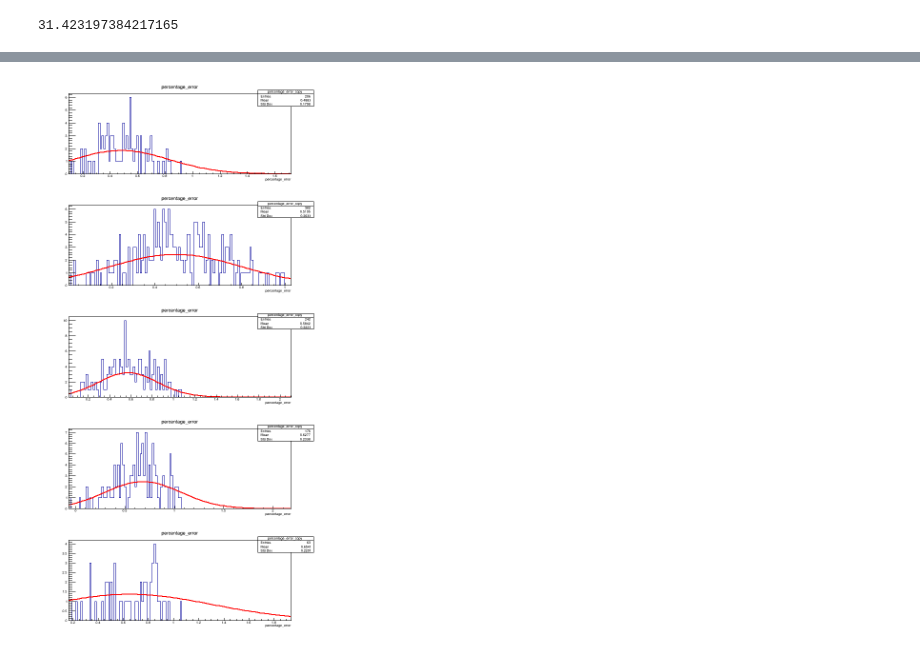
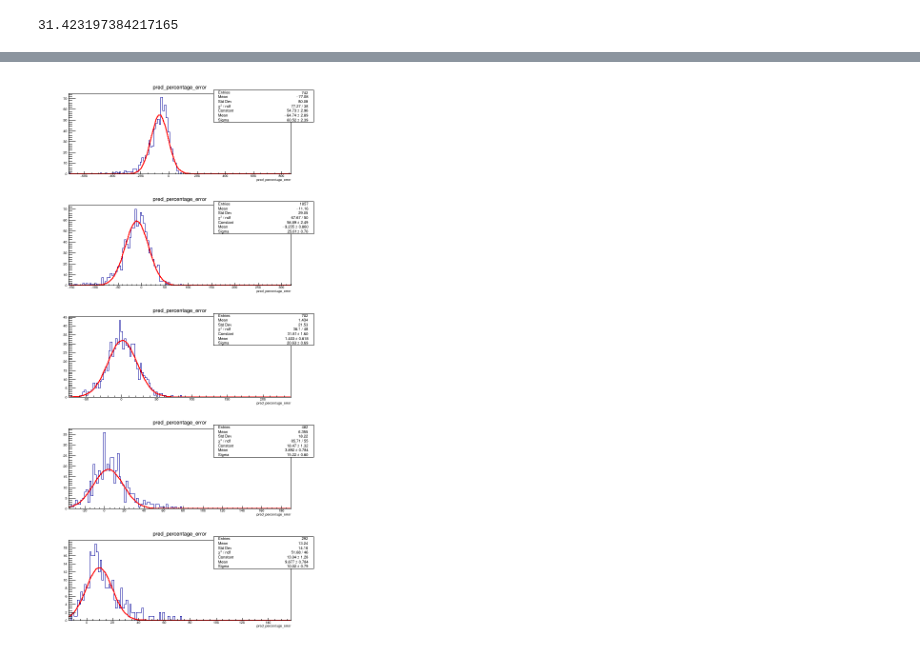
Before and after one commit to mollyhjorthjensen/DREAM, a Jupyter notebook: Analysis/plot_energyres.ipynb, the cells around one changed output, grey strips where cells are left out. Cells and saved outputs as stored; diff of their text form; code cells hidden in the pictures.

```diff
--- a/Analysis/plot_energyres.ipynb
+++ b/Analysis/plot_energyres.ipynb
@@ -10,6 +10,6 @@ import numpy as np
 # %%
-# DATA_DIR = '/groups/hep/mojen/repositories/DREAM/Run/final_run/tauolaevts/25000'
-DATA_DIR = '/home/jupyter/DREAM'
+DATA_DIR = '/groups/hep/mojen/repositories/DREAM/Run/final_run/tauolaevts/25000'
+# DATA_DIR = '/home/jupyter/DREAM'
 
 fileName = os.path.join(DATA_DIR, 'dfmerged2.csv')
 df = pd.read_csv(fileName)
@@ -36,8 +36,8 @@ np.mean(np.abs((df.VecShowerEnergy.values - df.predictedEnergy.values) / df.VecS
 # %% [output]
 31.423197384217165
 # %%
-f = ROOT.TFile('dftest.root', 'recreate' )
-t = ROOT.TTree('test', 'tree with test set' )
+f = ROOT.TFile('dfmerged2.root', 'recreate' )
+t = ROOT.TTree('dfmerged2', 'tree with dfmerged set' )
 
 PrimaryDecayMode = array('i', [0])
 VecShowerEnergy = array('d', [0.])
@@ -50,6 +50,7 @@ C_hot = array('d', [0.])
 CoverS = array('d', [0.])
 # dist2charge = array('d', [0.])
 rec_energy = array('d', [0.])
+predictedEnergy = array('d', [0.])
 label = array('i', [0])
 
 t.Branch('PrimaryDecayMode', PrimaryDecayMode, "PrimaryDecayMode/I")
@@ -63,6 +64,7 @@ t.Branch('C_hot', C_hot, "C_hot/D")
 t.Branch('CoverS', CoverS, "CoverS/D")
 # t.Branch('dist2charge', dist2charge, "dist2charge/D")
 t.Branch('rec_energy', rec_energy, "rec_energy/D")
+t.Branch('predictedEnergy', predictedEnergy, "predictedEnergy/D")
 t.Branch('label', label, "label/I")
 
 for i in range(df.shape[0]):
@@ -76,13 +78,14 @@ for i in range(df.shape[0]):
     C_hot[0] = df.C_hot.values[i]
     CoverS[0] = df.CoverS.values[i]
     rec_energy[0] = df.rec_energy.values[i]
+    predictedEnergy[0] = df.predictedEnergy.values[i]
 #     dist2charge[0] = df.dist2charge.values[i]
     label[0] = df.label.values[i]
     t.Fill()
 f.Write()
 f.Close()
 # %%
-tdf = ROOT.ROOT.RDataFrame("test", "dftest.root")
+tdf = ROOT.ROOT.RDataFrame("dfmerged2", "dfmerged2.root")
 # %%
 tdf.AsNumpy()
 # %% [output]
@@ -109,21 +109,33 @@ tdf.AsNumpy()
 # %%
 tdf2 = tdf
-tdf2 = tdf2.Define("percentage_error", "(VecShowerEnergy-rec_energy)/VecShowerEnergy")
-tdf2 = tdf2.Filter("label == 3")
+tdf2 = tdf2.Define("rec_percentage_error", "(VecShowerEnergy-rec_energy)/VecShowerEnergy * 100")
+tdf2 = tdf2.Define("pred_percentage_error", "(VecShowerEnergy-predictedEnergy)/VecShowerEnergy * 100")
 # %%
+import copy
 c1 = ROOT.TCanvas("c1", "c1", 600, 1200)
 nbins = 5
 c1.Divide(1,nbins)
-binwidth = 10000
-stdarr = []
-for i in range(nbins):
-    c1.cd(i+1)
-    tdf3 = tdf2.Filter(f"VecShowerEnergy > {i*binwidth} and VecShowerEnergy < {(i+1)*binwidth}")
-#     model = ("", "", 50, -2., 2.)
-    h = tdf3.Histo1D("percentage_error")
-    r = h.Fit("gaus", "SEM+")
-#     r.Print()
-    h.DrawCopy()
-    stdarr += [r.Parameter(2) / r.Parameter(1)] #[h.GetRMS()]
+binwidth = 9000
+
+d = {k: np.zeros(nbins) for k in ['Energy', 'EnergyRes', 'EnergyResErr']}
+d2 = {'e': copy.deepcopy(d), 'mu': copy.deepcopy(d), 'gamma': copy.deepcopy(d), 'pi': copy.deepcopy(d)}
+data = {'rec_percentage_error': copy.deepcopy(d2), 'pred_percentage_error': copy.deepcopy(d2)}
+s = 'pi'
+
+for col in ['rec_percentage_error', 'pred_percentage_error']:
+    for j,s in enumerate(['e', 'mu', 'gamma', 'pi']):
+        tdf3 = tdf2.Filter(f"label == {j}")
+        for i in range(nbins):
+            c1.cd(i+1)
+            print(i*binwidth, (i+1)*binwidth)
+            tdf4 = tdf3.Filter(f"VecShowerEnergy > {i*binwidth} and VecShowerEnergy <= {(i+1)*binwidth}")
+        #     model = ("", "", 50, -2., 2.)
+            h = tdf4.Histo1D(col)
+            r = h.Fit("gaus", "SEM+")
+            h.DrawCopy()
+            data[col][s]['Energy'][i] = (i+0.5)*binwidth
+            data[col][s]['EnergyRes'][i] = r.Parameter(2)
+            data[col][s]['EnergyResErr'][i] = r.ParError(2)
+
 c1.Draw()
 # %% [output]
@@ -147 +159 @@ c1.Draw()
-[figure, old version]
+[figure, new version]
```
Also changed, not shown: parts of 7 cells of this notebook, 1 other file.
